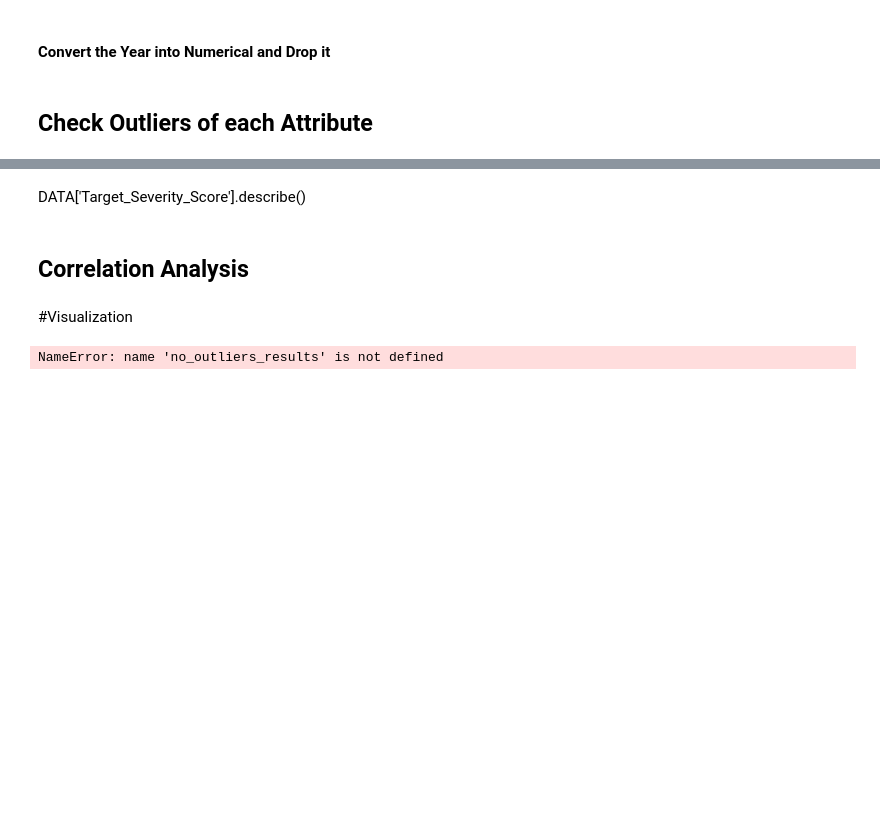
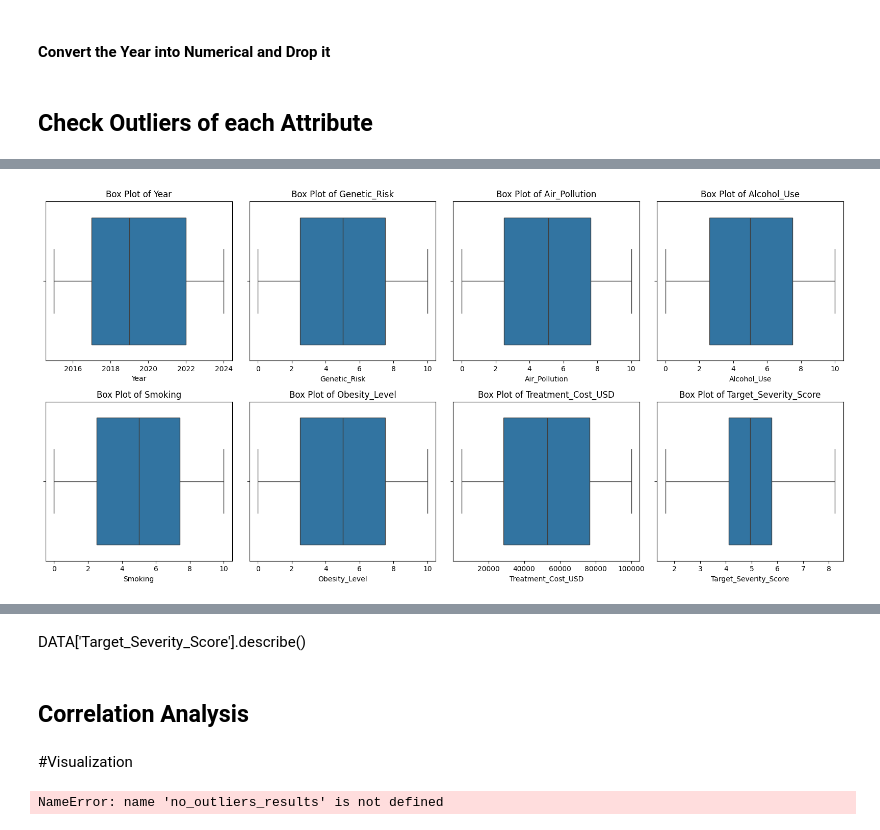
Before and after one commit to Moutaz-Code/CancerModelColab, a Jupyter notebook: Data_Mining_Project.ipynb, the cells around one changed output, grey strips where cells are left out. Drawn from its saved outputs; the diff is of its cells as text; code cells hidden in the pictures; blank space fills up the shorter version.

```diff
--- a/Data_Mining_Project.ipynb
+++ b/Data_Mining_Project.ipynb
@@ -579,0 +548,76 @@ Performing 5-fold cross-validation for Gradient Boosting...
+# %%
+
+from scipy.stats import zscore
+
+# --- Check Outliers using Z-score ---
+# Z-score measures how many standard deviations away from the mean a data point is.
+# A common threshold for identifying outliers is a Z-score of 3 or -3.
+# This method is sensitive to the mean and standard deviation, making it suitable for normally distributed data.
+
+# Calculate Z-scores for all numerical columns in the DataFrame `no_outliers`
+z_scores = zscore(no_outliers.select_dtypes(include=np.number)) # Calculate z-scores only for numerical columns
+
+# Create a boolean DataFrame indicating if a value is an outlier (Z-score > 3 or < -3)
+outliers_zscore = (np.abs(z_scores) > 3)
+
+# Count the number of outliers per column
+outliers_count_zscore = outliers_zscore.sum()
+
+print("Number of outliers per numerical column (Z-score method, threshold=3):")
+print(outliers_count_zscore)
+
+# Optionally, you can get the rows that contain at least one outlier based on Z-score
+rows_with_outliers_zscore = no_outliers[outliers_zscore.any(axis=1)]
+print(f"\nNumber of rows with at least one outlier (Z-score method): {len(rows_with_outliers_zscore)}")
+
+# You can also view these rows
+# print("\nRows identified as having outliers (Z-score method):")
+# print(rows_with_outliers_zscore)
+
+# --- Check Outliers using IQR ---
+# IQR (Interquartile Range) is less sensitive to extreme values than the Z-score.
+# Outliers are often defined as values that fall below Q1 - 1.5*IQR or above Q3 + 1.5*IQR.
+
+# Calculate Q1, Q3, and IQR for each numerical column
+Q1 = no_outliers.select_dtypes(include=np.number).quantile(0.25)
+Q3 = no_outliers.select_dtypes(include=np.number).quantile(0.75)
+IQR = Q3 - Q1
+
+# Define lower and upper bounds for outlier detection
+lower_bound_iqr = Q1 - 1.5 * IQR
+upper_bound_iqr = Q3 + 1.5 * IQR
+
+# Create a boolean DataFrame indicating if a value is an outlier based on the IQR method
+outliers_iqr = ((no_outliers.select_dtypes(include=np.number) < lower_bound_iqr) | (no_outliers.select_dtypes(include=np.number) > upper_bound_iqr))
+
+# Count the number of outliers per column
+outliers_count_iqr = outliers_iqr.sum()
+
+print("\nNumber of outliers per numerical column (IQR method):")
+print(outliers_count_iqr)
+
+# Optionally, you can get the rows that contain at least one outlier based on IQR
+rows_with_outliers_iqr = no_outliers[outliers_iqr.any(axis=1)]
+print(f"\nNumber of rows with at least one outlier (IQR method): {len(rows_with_outliers_iqr)}")
+
+# You can also view these rows
+# print("\nRows identified as having outliers (IQR method):")
+# print(rows_with_outliers_iqr)
+
+# Visualizing outliers using Box Plots for selected numerical columns
+print("\nGenerating box plots for numerical columns to visualize outliers...")
+numerical_cols = no_outliers.select_dtypes(include=np.number).columns
+num_plots = len(numerical_cols)
+if num_plots > 0:
+    n_cols = 4 # Adjust the number of columns for subplots as needed
+    n_rows = (num_plots + n_cols - 1) // n_cols # Calculate number of rows
+    plt.figure(figsize=(n_cols * 4, n_rows * 4))
+    for i, col in enumerate(numerical_cols):
+        plt.subplot(n_rows, n_cols, i + 1)
+        sns.boxplot(x=no_outliers[col])
+        plt.title(f'Box Plot of {col}')
+    plt.tight_layout()
+    plt.show()
+else:
+    print("No numerical columns found to plot box plots.")
+# %% [output]
@@ -580 +643,2 @@ Performing 5-fold cross-validation for Gradient Boosting...
+[figure, added]
 # %%
```
Also changed, not shown: parts of 11 cells of this notebook.
